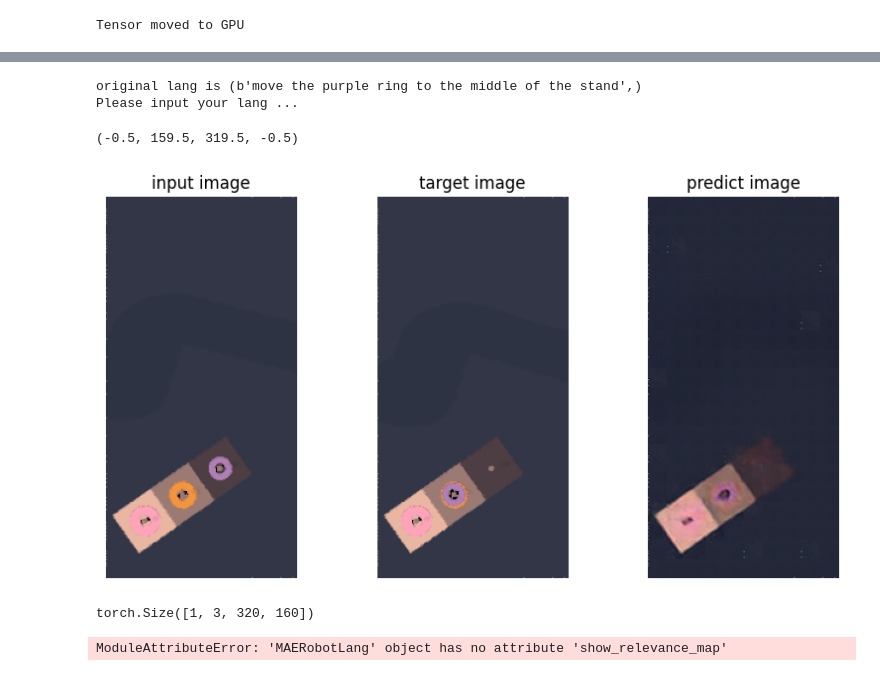
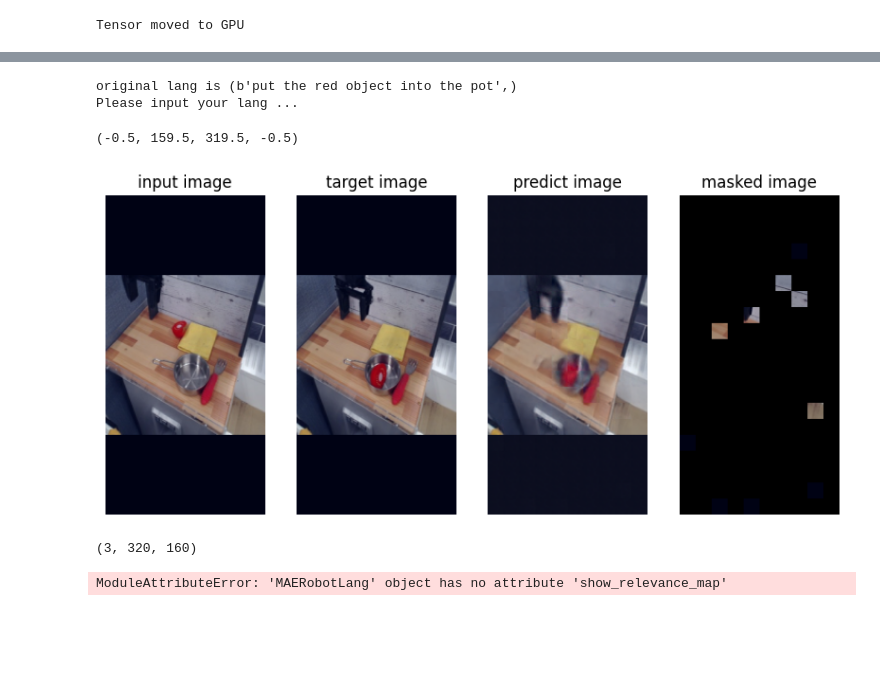
Before and after one commit to QM-IPAlab/LaVA-Man, a Jupyter notebook: vis.ipynb, the cells around one changed output, grey strips where cells are left out. Saved outputs shown, nothing was run; the diff lists cells and outputs as text; code cells hidden in the pictures; blank space fills up the shorter version.

```diff
--- a/vis.ipynb
+++ b/vis.ipynb
@@ -34,7 +93,7 @@ def generate_token(text_processor, lang, device):
 # %%
 # load data and model
-transform_train = get_fix_transform()
-dataset_vis = MAEDataset(transform=transform_train, data_path=TEST_PATH)
+MODEL = 'mae_robot_lang'
+CHECKPOINT = '/jmain02/home/J2AD007/txk47/cxz00-txk47/cliport/output_mae_robot_lang_mix_v2/checkpoint-160.pth'
 model = models_lib.__dict__[MODEL](norm_pix_loss=False)
 model.to(device)
 checkpoint = torch.load(CHECKPOINT, map_location='cpu')
@@ -107,2 +135,8 @@ def show_image_relevance(image_relevance, image):
 # %%
+# load dataset
+#transform_train = get_fix_transform()
+TEST_PATH = '/jmain02/home/J2AD007/txk47/cxz00-txk47/cliport/data_hdf5/mix_seen_v2.hdf5'
+dataset_vis = MAEDataset(transform=transform_train, data_path=TEST_PATH)
 TESTSET_IDX = [0,716,1216,1716,2205,2694,2928,3205,3305,3535,3757,3924,4091,5015,5933,6570,7207,7920,8633]
+dataloader = DataLoader(dataset_vis, batch_size=1, shuffle=False)
+dataloader = iter(dataloader)
@@ -109,5 +145,6 @@ TESTSET_IDX = [0,716,1216,1716,2205,2694,2928,3205,3305,3535,3757,3924,4091,5015
 # %%
-batch = get_random_batch(80000)
+#batch = get_random_batch(0)
+batch = next(dataloader)
 
 img1, img2, lang, pick, place = batch
 img1 = img1.to(device, non_blocking=True).float()
@@ -121,6 +158,7 @@ img1_show = img1_show[0].permute(1, 2, 0).cpu().numpy()
 img2_show = img2_show[0].permute(1, 2, 0).cpu().numpy()
 
 plt.figure(figsize=(10, 5))
+
 plt.subplot(1, 3, 1)
 plt.imshow(img1_show)
 plt.title('input image')
@@ -142,43 +183,68 @@ img2_show = (img2 - img2.min())/ (img2.max() - img2.min())
 img1_show = img1_show[0].permute(1, 2, 0).cpu().numpy()
 img2_show = img2_show[0].permute(1, 2, 0).cpu().numpy()
 
+# show input image
 plt.figure(figsize=(10, 5))
-plt.subplot(1, 3, 1)
+plt.subplot(1, 4, 1)
 plt.imshow(img1_show)
 plt.title('input image')
 plt.axis('off')
 
-plt.subplot(1, 3, 2)
+# show target image
+plt.subplot(1, 4, 2)
 plt.imshow(img2_show)
 plt.title('target image')
 plt.axis('off')
+
+# get prompt text
 print(f"original lang is {lang}")
 print("Please input your lang ...")
 input_lang = input()
-
 lang_input = input_lang if input_lang else lang
 lang_processed = generate_token(text_processor, lang_input, device)
 
+# pass the model
 loss, predict, mask = model(img1, img2, pick, place, lang_processed, mask_ratio=0.95)
 predict = model.unpatchify(predict)
 predict = predict.detach().cpu()
 predict = predict[0]
 predict = (predict - predict.min()) / (predict.max() - predict.min())
 predict = predict.permute(1, 2, 0).numpy()
 
-plt.subplot(1, 3, 3)
+# show the prediction
+plt.subplot(1, 4, 3)
 plt.imshow(predict)
 plt.title('predict image')
 plt.axis('off')
+
+# show the masked image
+img2 = img2.detach().cpu()
+img2 = img2[0]
+img2 = (img2 - img2.min()) / (img2.max() - img2.min())
+
+mask = mask.detach().cpu()
+mask = mask.detach()
+mask = mask.unsqueeze(-1).repeat(1, 1, model.patch_embed.patch_size[0] ** 2 * 3)  # (N, H*W, p*p*3)
+mask = model.unpatchify(mask)  # 1 is removing, 0 is keeping
+mask = torch.einsum('nchw->nhwc', mask).detach().cpu()
+mask = mask[0]
+mask = mask.permute(2, 0, 1)
+im_masked = img2 * (1 - mask)
+im_masked = im_masked.permute(1,2,0).numpy()
+
+plt.subplot(1, 4, 4)
+plt.imshow(im_masked)
+plt.title('masked image')
+plt.axis('off')
 # %% [output]
-original lang is (b'move the purple ring to the middle of the stand',)
+original lang is (b'put the red object into the pot',)
 Please input your lang ...
 (-0.5, 159.5, 319.5, -0.5)
-[figure, old version]
+[figure, new version]
 # %%
-img1.shape
+im_masked.shape
 # %% [output]
-torch.Size([1, 3, 320, 160])
+(3, 320, 160)
 # %%
 relevance = model.show_relevance_map(img1,lang_processed)
 show_image_relevance(relevance, img1)
```
Also changed, not shown: parts of 13 cells of this notebook, 27 other files.
